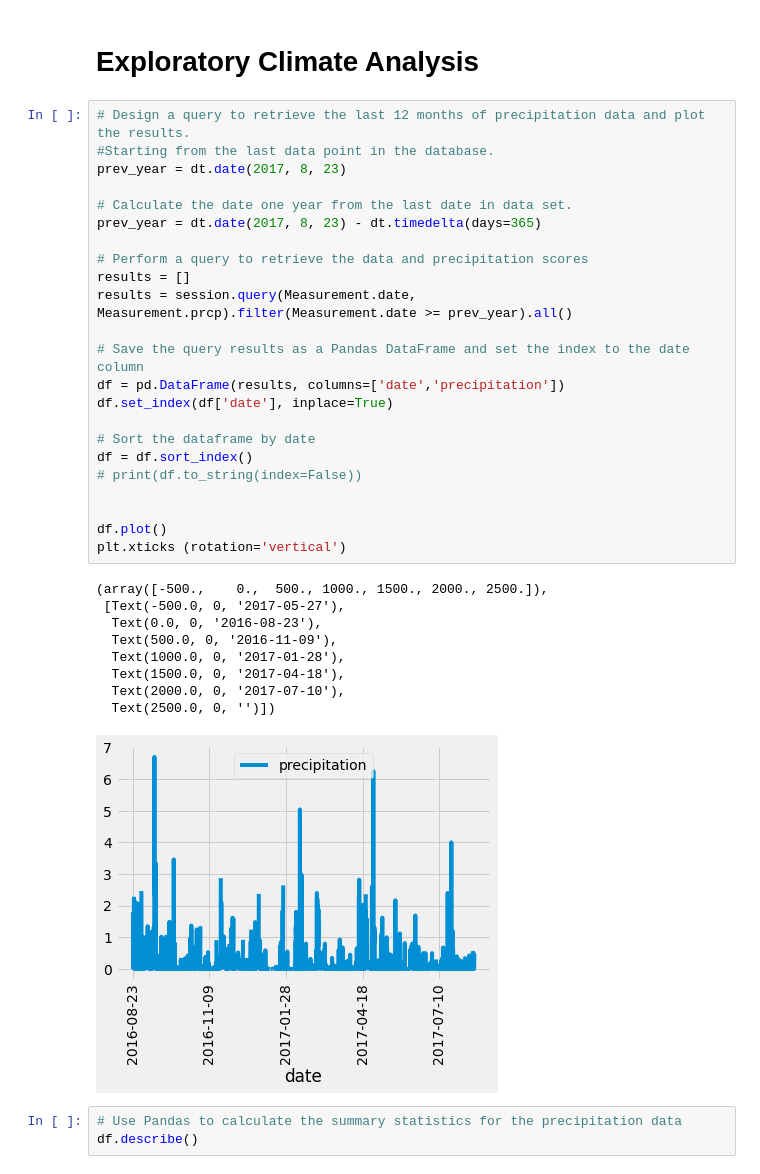
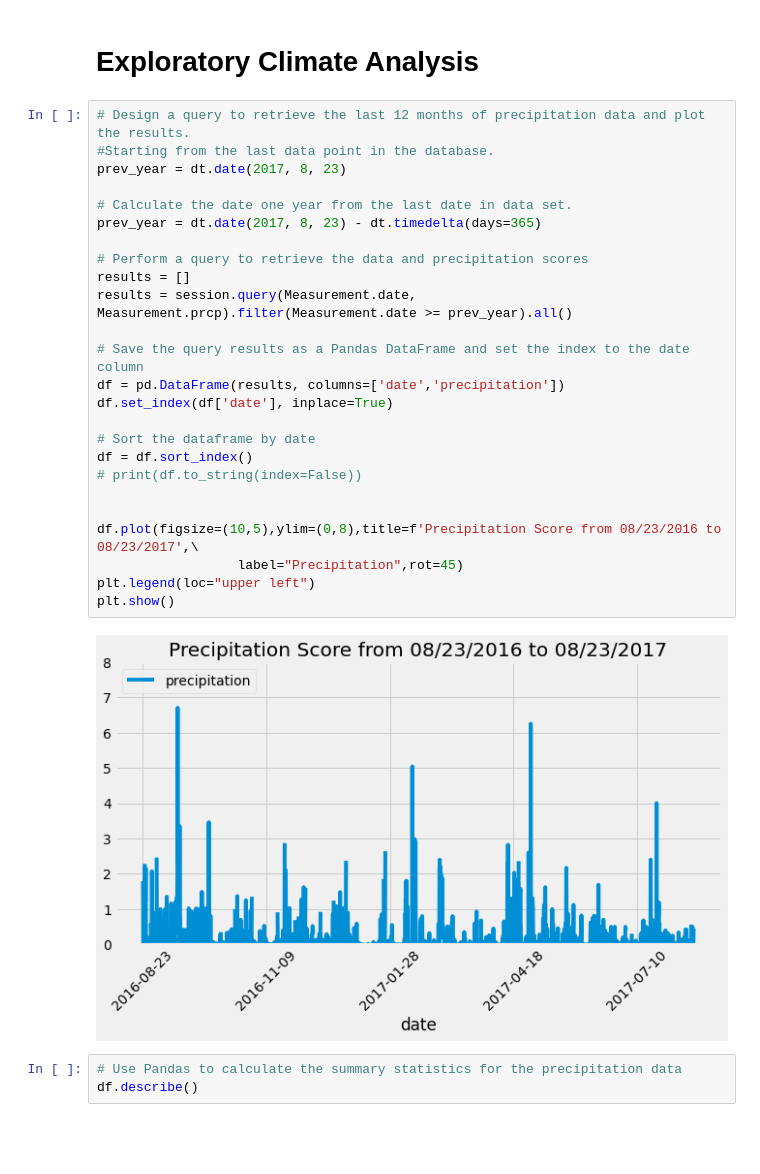
Before and after one commit to rciminera/Surfs_Up, a Jupyter notebook: climate_analysis.ipynb, the cells around one changed output. Cells and saved outputs as stored; diff of their text form; blank space fills up the shorter version.

```diff
--- a/climate_analysis.ipynb
+++ b/climate_analysis.ipynb
@@ -41,36 +41,30 @@ session = Session(engine)
 # %%
 # Design a query to retrieve the last 12 months of precipitation data and plot the results.
 #Starting from the last data point in the database.
 prev_year = dt.date(2017, 8, 23)
 
 # Calculate the date one year from the last date in data set.
 prev_year = dt.date(2017, 8, 23) - dt.timedelta(days=365)
 
 # Perform a query to retrieve the data and precipitation scores
 results = []
 results = session.query(Measurement.date, Measurement.prcp).filter(Measurement.date >= prev_year).all()
 
 # Save the query results as a Pandas DataFrame and set the index to the date column
 df = pd.DataFrame(results, columns=['date','precipitation'])
 df.set_index(df['date'], inplace=True)
 
 # Sort the dataframe by date
 df = df.sort_index()
 # print(df.to_string(index=False))
 
 
-df.plot()
-plt.xticks (rotation='vertical')
+df.plot(figsize=(10,5),ylim=(0,8),title=f'Precipitation Score from 08/23/2016 to 08/23/2017',\
+                  label="Precipitation",rot=45)
+plt.legend(loc="upper left")
+plt.show()
 # %% [output]
-(array([-500.,    0.,  500., 1000., 1500., 2000., 2500.]),
- [Text(-500.0, 0, '2017-05-27'),
-  Text(0.0, 0, '2016-08-23'),
-  Text(500.0, 0, '2016-11-09'),
-  Text(1000.0, 0, '2017-01-28'),
-  Text(1500.0, 0, '2017-04-18'),
-  Text(2000.0, 0, '2017-07-10'),
-  Text(2500.0, 0, '')])
-[figure, old version]
+[figure, new version]
 # %%
 # Use Pandas to calculate the summary statistics for the precipitation data
 df.describe()
```
Also changed, not shown: 5 other files.
